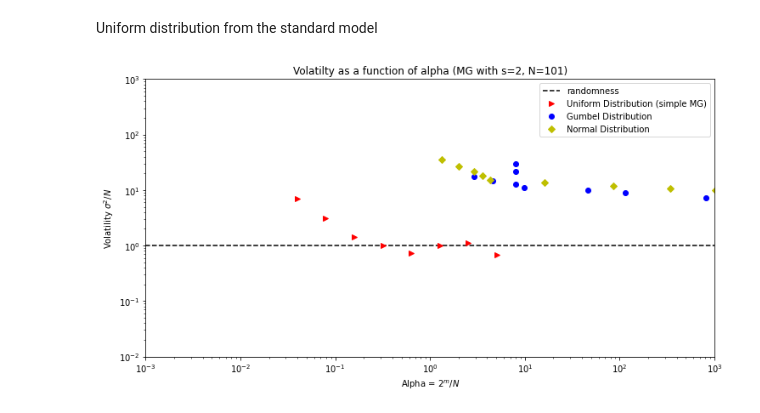
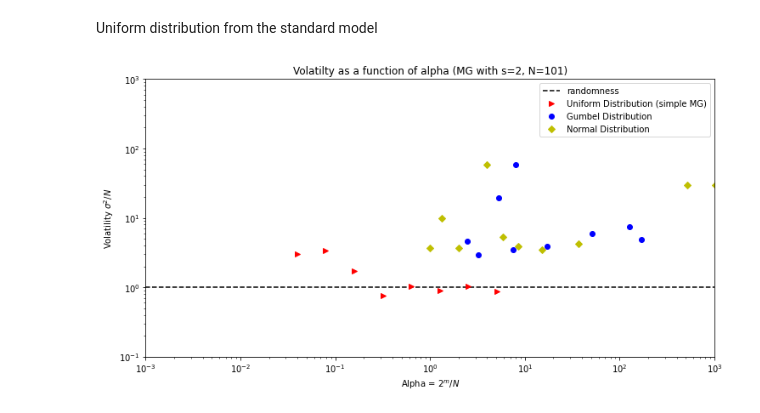
Before and after one commit to dvdblk/abm-project, a Jupyter notebook: notebooks/Scenario 1 version2.ipynb, the cells around one changed output. Saved outputs shown, nothing was run; the diff lists cells and outputs as text; code cells hidden in the pictures.

```diff
--- a/notebooks/Scenario 1 version2.ipynb
+++ b/notebooks/Scenario 1 version2.ipynb
@@ -724,11 +671,9 @@ dtype: float64
 # %%
 %%time
-n_agents = 101 # check with David why it does not work if I do MinorityGame.n_agents
-tot_omega_g = []
-tot_alpha_g = []
+n_agents = 101
 M = 7
 
-times, attendances, mean_A_t_individual_m_df, A_t_table_list, n_agents_m, vol_A_t_individual_m_df, n_agents_m_list = MinorityGameIndividualAgents(
+times, attendances, mean_A_t_individual_m_df, A_t_table_list, n_agents_m, m_list = MinorityGameIndividualAgents(
     n_agents=101,
     factory_dict={
         1: AgentFactory(
@@ -739,14 +684,13 @@ times, attendances, mean_A_t_individual_m_df, A_t_table_list, n_agents_m, vol_A_
             memory_generator=NormalDistributionMemoryGenerator(M)
         ),
     }
-).simulate_game(max_steps=1000)
+).simulate_game(max_steps=100)
 
-m_list = n_agents_m_list.iloc[:, 0]
-m_agent_counts = n_agents_m_list.iloc[:, 1]
+# m_list = n_agents_m_list.iloc[:, 0]
+# m_agent_counts = n_agents_m_list.iloc[:, 1]
+m_list_n = n_agents_m['index']
 
 # in order to create the graph
-omega = np.average(vol_A_t_individual_m_df)/n_agents_m
-alpha = 2**m_list/m_agent_counts
-tot_omega_n = omega
-tot_alpha_n = alpha
+tot_omega_n = np.average(vol_A_t_individual_m_df)/n_agents_m['count']
+tot_alpha_n =  2**m_list_n/n_agents_m['count']
 # %% [output]
@@ -754,11 +698,9 @@ IndexError: index 343099423306889 is out of bounds for axis 0 with size 1
 # %%
 %%time
-n_agents = 101 # check with David why it does not work if I do MinorityGame.n_agents
-tot_omega_g = []
-tot_alpha_g = []
+n_agents = 101
 M = 7
 
-times, attendances, mean_A_t_individual_m_df, A_t_table_list, n_agents_m, vol_A_t_individual_m_df, n_agents_m_list= MinorityGameIndividualAgents(
+times, attendances, mean_A_t_individual_m_df, A_t_table_list, n_agents_m, m_list= MinorityGameIndividualAgents(
     n_agents=101,
     factory_dict={
         1: AgentFactory(
@@ -769,14 +711,13 @@ times, attendances, mean_A_t_individual_m_df, A_t_table_list, n_agents_m, vol_A_
             memory_generator=UniformMemoryGenerator(M)
         ),
     }
-).simulate_game(max_steps=1000)
+).simulate_game(max_steps=100)
 
-m_list = n_agents_m_list.iloc[:, 0]
-m_agent_counts = n_agents_m_list.iloc[:, 1]
+# m_list = n_agents_m_list.iloc[:, 0]
+# m_agent_counts = n_agents_m_list.iloc[:, 1]
+m_list_u = n_agents_m['index']
 
 # in order to create the graph
-omega = np.average(vol_A_t_individual_m_df)/n_agents_m
-alpha = 2**m_list/m_agent_counts
-tot_omega_u = omega
-tot_alpha_u = alpha
+tot_omega_u = np.average(vol_A_t_individual_m_df)/n_agents_m['count']
+tot_alpha_u =  2**m_list_u/n_agents_m['count']
 # %% [output]
@@ -861,24 +798,24 @@ for M in range (2,10):
 # %%
 # everything in one graph
 
 fig, ax = plt.subplots(figsize=(12, 6))
 
 ax.axhline(y=1, color="k", linestyle="--") # vol = 1 -> randomness
 
 ax.plot(tot_alpha_u, tot_omega_u, '>r')
 ax.plot(tot_alpha_g, tot_omega_g, 'bo')
 ax.plot(tot_alpha_n, tot_omega_n, 'Dy')
 
 ax.set_xlabel("Alpha = $2^m/N$")
 ax.set_ylabel("Volatility $\sigma^2/N$")
 ax.legend(["randomness","Uniform Distribution (simple MG)","Gumbel Distribution", "Normal Distribution"])
 
 plt.title("Volatilty as a function of alpha (MG with s=2, N=101)")
 plt.yscale('log')
 plt.xscale('log')
 plt.xlim([0.001,1000])
-plt.ylim([0.01,1000])
+plt.ylim([0.1,1000])
 
 plt.show()
 # %% [output]
-[figure, old version]
+[figure, new version]
```
Also changed, not shown: parts of 15 cells of this notebook.
